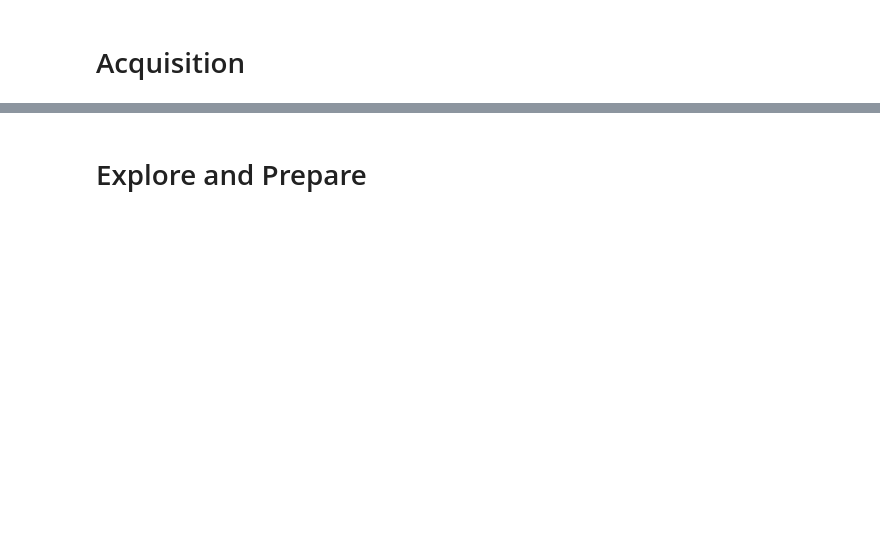
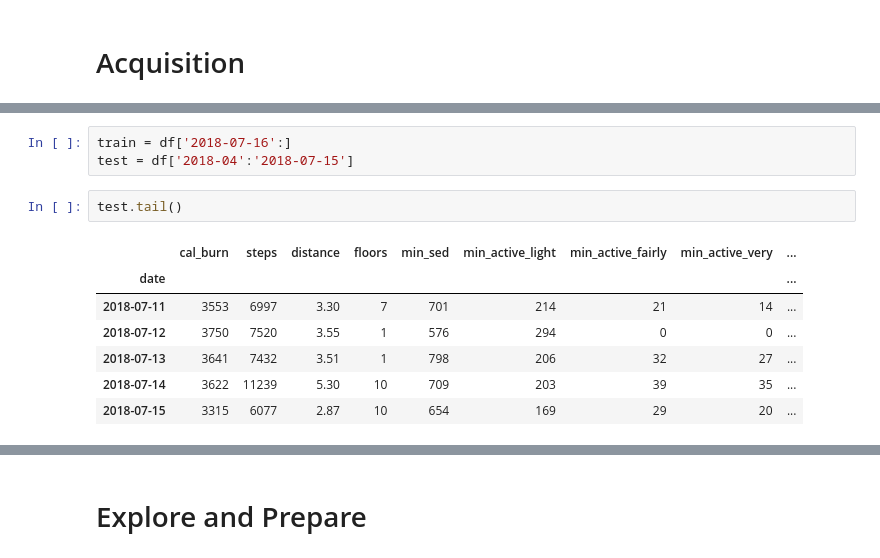
Before and after one commit to BlancoRD/Fitbit-Time-Series, a Jupyter notebook: setup.ipynb, the cells around one changed output, grey strips where cells are left out. Drawn from its saved outputs; the diff is of its cells as text; blank space fills up the shorter version.

```diff
--- a/setup.ipynb
+++ b/setup.ipynb
@@ -29,0 +218,13 @@
+# %%
+train = df['2018-07-16':]
+test = df['2018-04':'2018-07-15']
+# %%
+test.tail()
+# %% [output]
+|  | cal_burn | steps | distance | floors | min_sed | min_active_light | min_active_fairly | min_active_very | ... |
+| date |  |  |  |  |  |  |  |  | ... |
+| 2018-07-11 | 3553 | 6997 | 3.30 | 7 | 701 | 214 | 21 | 14 | ... |
+| 2018-07-12 | 3750 | 7520 | 3.55 | 1 | 576 | 294 | 0 | 0 | ... |
+| 2018-07-13 | 3641 | 7432 | 3.51 | 1 | 798 | 206 | 32 | 27 | ... |
+| 2018-07-14 | 3622 | 11239 | 5.30 | 10 | 709 | 203 | 39 | 35 | ... |
+| 2018-07-15 | 3315 | 6077 | 2.87 | 10 | 654 | 169 | 29 | 20 | ... |
```
Also changed, not shown: parts of 23 cells of this notebook, 11 other files.
